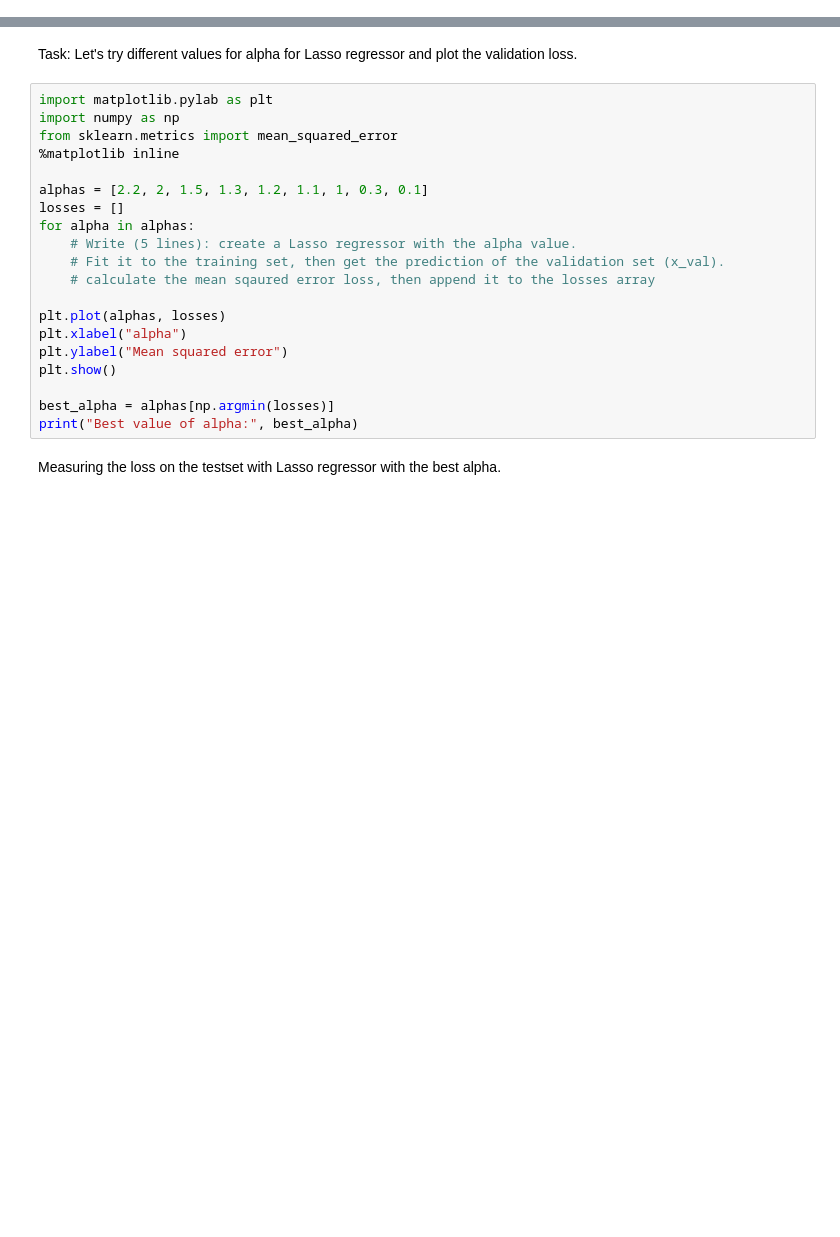
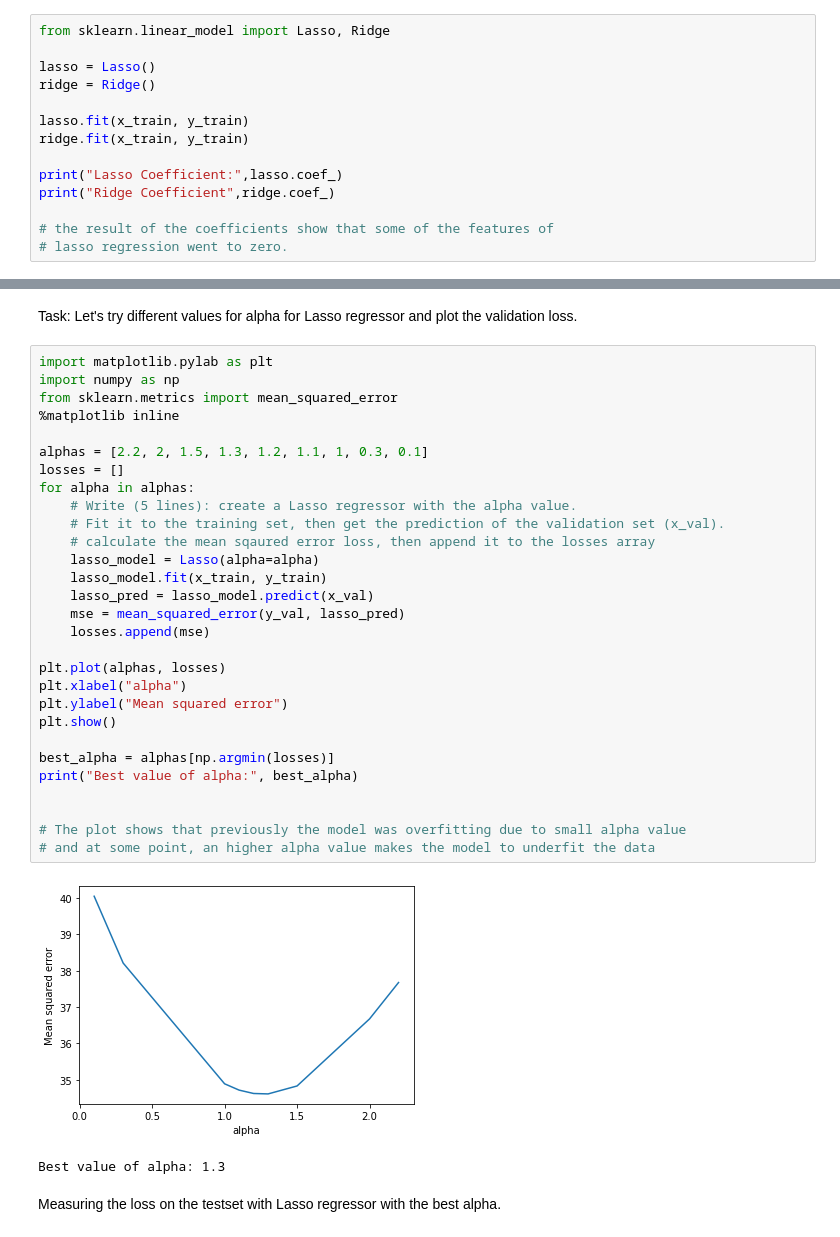
Before and after one commit to themmyloluwaa/mladl_practice, a Jupyter notebook: Labs/[L7]- PCA, Regularization.ipynb, the cells around one changed output, grey strips where cells are left out. Saved outputs shown, nothing was run; the diff lists cells and outputs as text; blank space fills up the shorter version.

```diff
--- a/Labs/[L7]- PCA, Regularization.ipynb
+++ b/Labs/[L7]- PCA, Regularization.ipynb
@@ -42,0 +62,14 @@ from sklearn.linear_model import Lasso, Ridge
+# %%
+from sklearn.linear_model import Lasso, Ridge
+
+lasso = Lasso()
+ridge = Ridge()
+
+lasso.fit(x_train, y_train)
+ridge.fit(x_train, y_train)
+
+print("Lasso Coefficient:",lasso.coef_)
+print("Ridge Coefficient",ridge.coef_)
+
+# the result of the coefficients show that some of the features of
+# lasso regression went to zero.
@@ -45,23 +87,35 @@ Task: Let's try different values for alpha for Lasso regressor and plot the vali
 # %%
 import matplotlib.pylab as plt
 import numpy as np
 from sklearn.metrics import mean_squared_error
 %matplotlib inline
 
 alphas = [2.2, 2, 1.5, 1.3, 1.2, 1.1, 1, 0.3, 0.1]
 losses = []
 for alpha in alphas:
     # Write (5 lines): create a Lasso regressor with the alpha value.
     # Fit it to the training set, then get the prediction of the validation set (x_val).
     # calculate the mean sqaured error loss, then append it to the losses array
+    lasso_model = Lasso(alpha=alpha)
+    lasso_model.fit(x_train, y_train)
+    lasso_pred = lasso_model.predict(x_val)
+    mse = mean_squared_error(y_val, lasso_pred)
+    losses.append(mse)
 
 plt.plot(alphas, losses)
 plt.xlabel("alpha")
 plt.ylabel("Mean squared error")
 plt.show()
 
 best_alpha = alphas[np.argmin(losses)]
 print("Best value of alpha:", best_alpha)
+
+
+# The plot shows that previously the model was overfitting due to small alpha value
+# and at some point, an higher alpha value makes the model to underfit the data
+# %% [output]
+[figure, added]
+Best value of alpha: 1.3
 # %% [markdown]
 Measuring the loss on the testset with Lasso regressor with the best alpha.
 # %%
```
Also changed, not shown: parts of 14 cells of this notebook, 1 other file.
